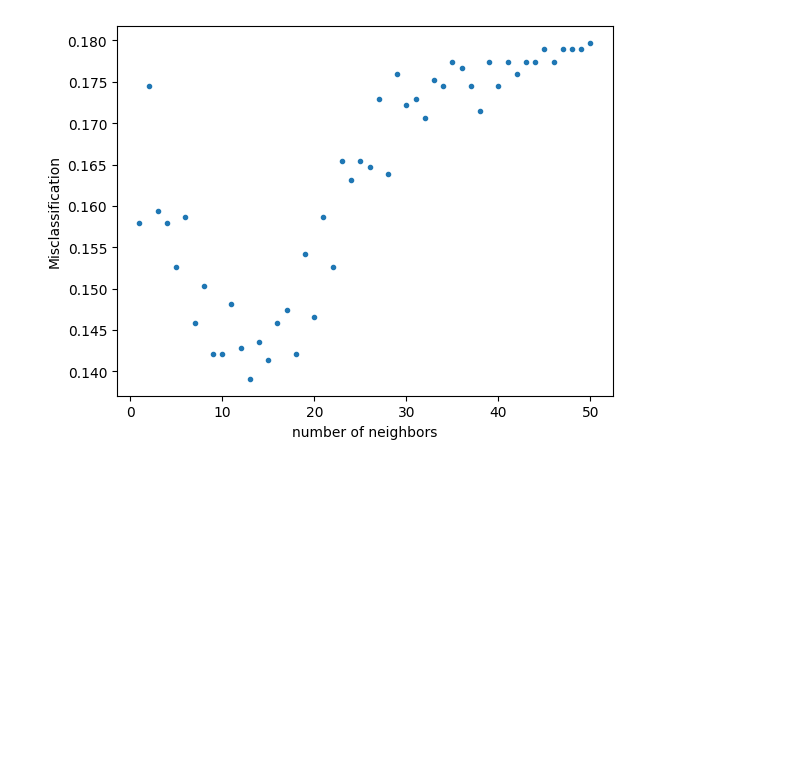
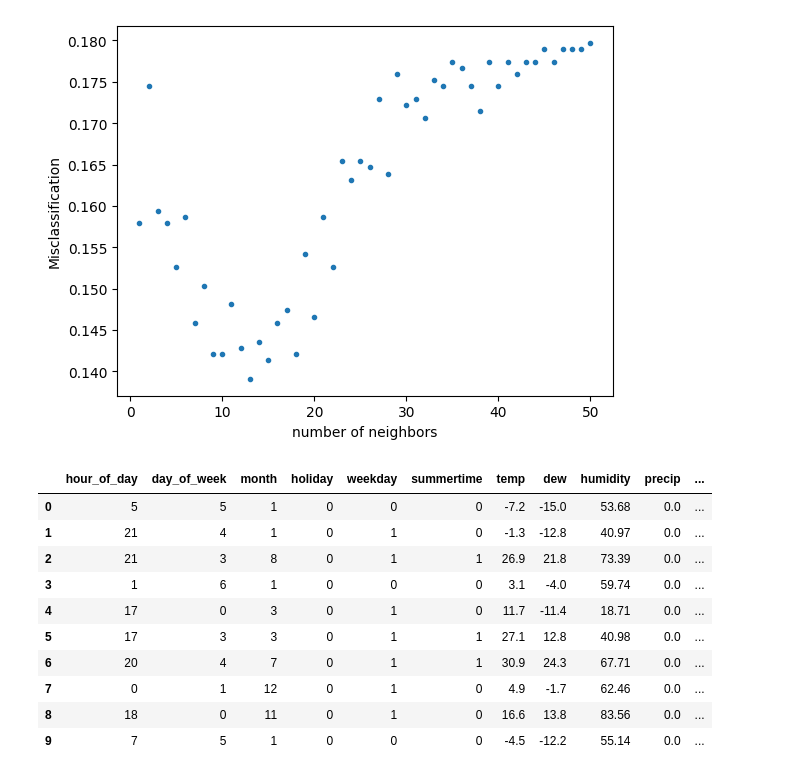
Before and after one commit to sebberendel/machine_learning_project, a Jupyter notebook: notebooks/xtremkarl.ipynb, the cells around one changed output. Saved outputs shown, nothing was run; the diff lists cells and outputs as text; code cells hidden in the pictures; blank space fills up the shorter version.

```diff
--- a/notebooks/xtremkarl.ipynb
+++ b/notebooks/xtremkarl.ipynb
@@ -76,3 +78,17 @@ plt.xlabel('number of neighbors')
 plt.show()
 # %% [output]
 [figure]
+# %%
+training_data[:10]
+# %% [output]
+|  | hour_of_day | day_of_week | month | holiday | weekday | summertime | temp | dew | humidity | precip | ... |
+| 0 | 5 | 5 | 1 | 0 | 0 | 0 | -7.2 | -15.0 | 53.68 | 0.0 | ... |
+| 1 | 21 | 4 | 1 | 0 | 1 | 0 | -1.3 | -12.8 | 40.97 | 0.0 | ... |
+| 2 | 21 | 3 | 8 | 0 | 1 | 1 | 26.9 | 21.8 | 73.39 | 0.0 | ... |
+| 3 | 1 | 6 | 1 | 0 | 0 | 0 | 3.1 | -4.0 | 59.74 | 0.0 | ... |
+| 4 | 17 | 0 | 3 | 0 | 1 | 0 | 11.7 | -11.4 | 18.71 | 0.0 | ... |
+| 5 | 17 | 3 | 3 | 0 | 1 | 1 | 27.1 | 12.8 | 40.98 | 0.0 | ... |
+| 6 | 20 | 4 | 7 | 0 | 1 | 1 | 30.9 | 24.3 | 67.71 | 0.0 | ... |
+| 7 | 0 | 1 | 12 | 0 | 1 | 0 | 4.9 | -1.7 | 62.46 | 0.0 | ... |
+| 8 | 18 | 0 | 11 | 0 | 1 | 0 | 16.6 | 13.8 | 83.56 | 0.0 | ... |
+| 9 | 7 | 5 | 1 | 0 | 0 | 0 | -4.5 | -12.2 | 55.14 | 0.0 | ... |
```
Also changed, not shown: parts of 2 cells of this notebook.
